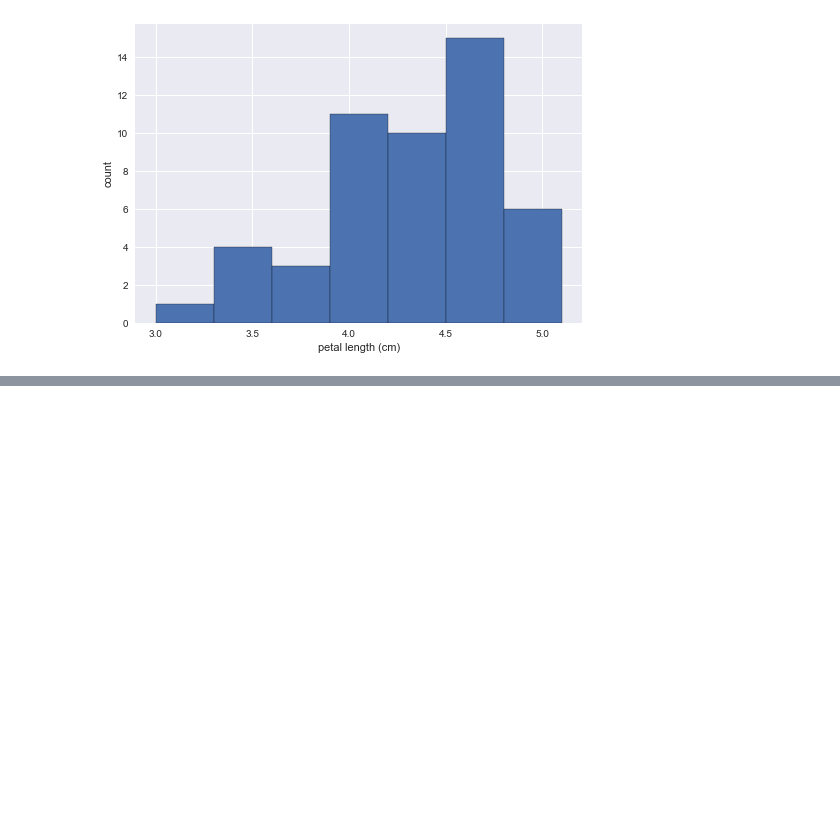
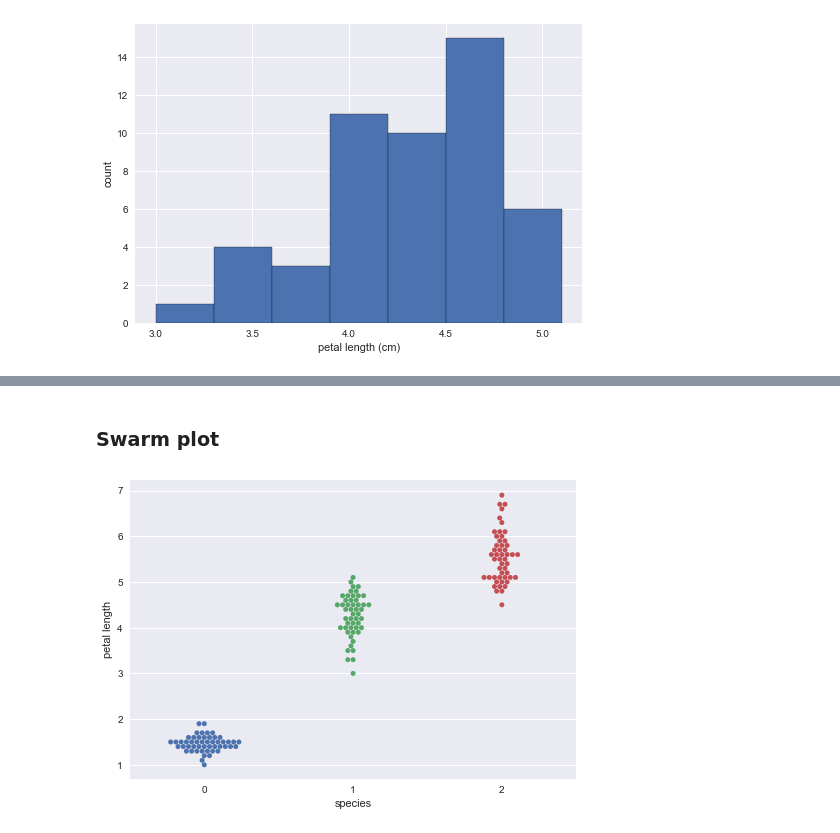
Before and after one commit to nvmoyar/datascience_notebooks, a Jupyter notebook: Statistical Thinking in Python.ipynb, the cells around one changed output, grey strips where cells are left out. Drawn from its saved outputs; the diff is of its cells as text; code cells hidden in the pictures; blank space fills up the shorter version.

Commit message:
Add swarm plots and ECDF

```diff
--- a/Statistical Thinking in Python.ipynb
+++ b/Statistical Thinking in Python.ipynb
@@ -73,3 +75,31 @@ _ = plt.ylabel('count')
 plt.show()
 # %% [output]
 [figure]
+# %%
+from sklearn import datasets
+import pandas as pd
+
+iris = datasets.load_iris()
+
+X = iris.data[:, :2]# we only take the first two features.
+
+print(list(data.target_names))
+Y = iris.target
+
+print(type(X))
+print(type(Y))
+
+df = pd.DataFrame(data.data, columns=data.feature_names)
+
+df['species'] = Y # Add target column as new column to DataFrame
+
+df[df['species'] == 0]
+
+print(df.head())
+print(df.tail())
+
+
+# data1 = pd.DataFrame(data= np.c_[iris['data'], iris['target']],
+#                      columns= iris['feature_names'] + ['target'])
+
+# print(data1.head())
@@ -75,0 +124,15 @@ plt.show()
+# %% [markdown]
+### Swarm plot
+# %%
+# Create bee swarm plot with Seaborn's default settings
+_=sns.swarmplot(x='species', y='petal length (cm)', data=df)
+
+# Label the axes
+_=plt.xlabel('species')
+_=plt.ylabel('petal length')
+
+# Show the plot
+
+plt.show()
+# %% [output]
+[figure, added]
```
Also changed, not shown: parts of 9 cells of this notebook.
